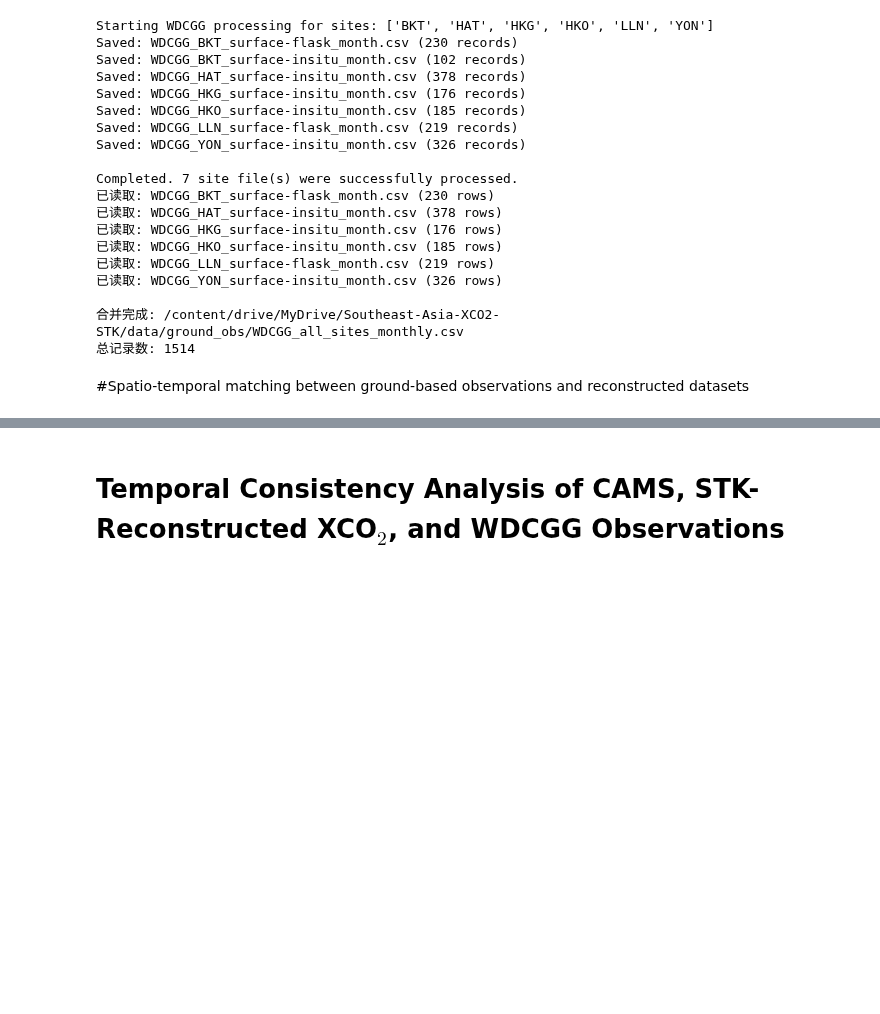
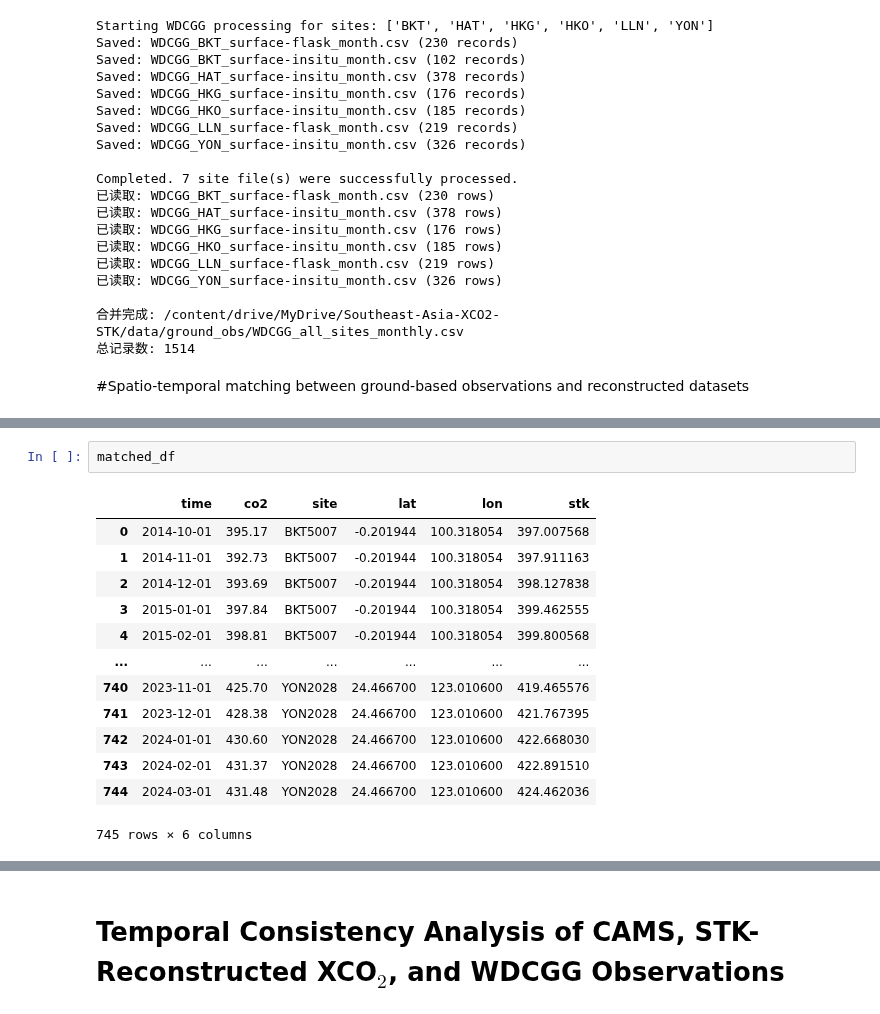
Before and after one commit to hongxu-yn/Southeast-Asia-XCO2-STK, a Jupyter notebook: src/3_Technical_validation.ipynb, the cells around one changed output, grey strips where cells are left out. Drawn from its saved outputs; the diff is of its cells as text; blank space fills up the shorter version.

```diff
--- a/src/3_Technical_validation.ipynb
+++ b/src/3_Technical_validation.ipynb
@@ -692,6 +689,22 @@ Saved TCCON results to: /content/drive/MyDrive/Southeast-Asia-XCO2-STK/Validatio
 Saved WDCGG results to: /content/drive/MyDrive/Southeast-Asia-XCO2-STK/Validation/matched_cams_wdcgg.csv
 Saved TCCON results to: /content/drive/MyDrive/Southeast-Asia-XCO2-STK/Validation/matched_stk_tccon.csv
 Saved WDCGG results to: /content/drive/MyDrive/Southeast-Asia-XCO2-STK/Validation/matched_stk_wdcgg.csv
+# %%
+matched_df
+# %% [output]
+|  | time | co2 | site | lat | lon | stk |
+| 0 | 2014-10-01 | 395.17 | BKT5007 | -0.201944 | 100.318054 | 397.007568 |
+| 1 | 2014-11-01 | 392.73 | BKT5007 | -0.201944 | 100.318054 | 397.911163 |
+| 2 | 2014-12-01 | 393.69 | BKT5007 | -0.201944 | 100.318054 | 398.127838 |
+| 3 | 2015-01-01 | 397.84 | BKT5007 | -0.201944 | 100.318054 | 399.462555 |
+| 4 | 2015-02-01 | 398.81 | BKT5007 | -0.201944 | 100.318054 | 399.800568 |
+| ... | ... | ... | ... | ... | ... | ... |
+| 740 | 2023-11-01 | 425.70 | YON2028 | 24.466700 | 123.010600 | 419.465576 |
+| 741 | 2023-12-01 | 428.38 | YON2028 | 24.466700 | 123.010600 | 421.767395 |
+| 742 | 2024-01-01 | 430.60 | YON2028 | 24.466700 | 123.010600 | 422.668030 |
+| 743 | 2024-02-01 | 431.37 | YON2028 | 24.466700 | 123.010600 | 422.891510 |
+| 744 | 2024-03-01 | 431.48 | YON2028 | 24.466700 | 123.010600 | 424.462036 |
+745 rows × 6 columns
 # %%
 #
 import math
```
Also changed, not shown: parts of 6 cells of this notebook.
